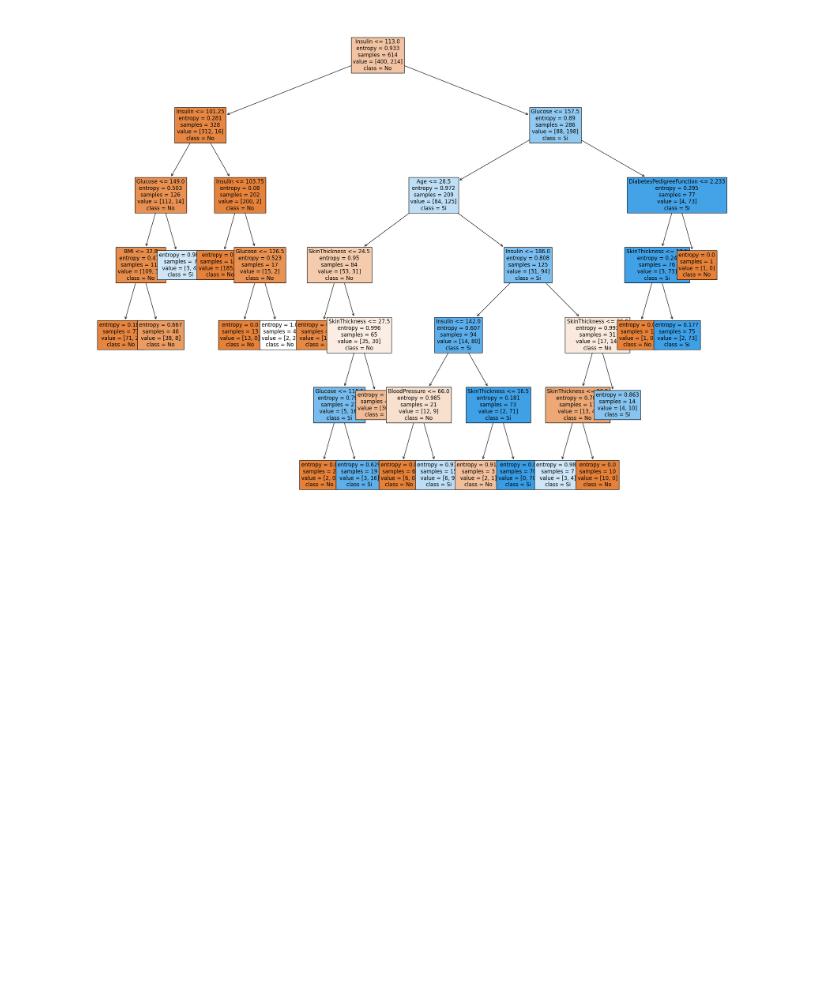
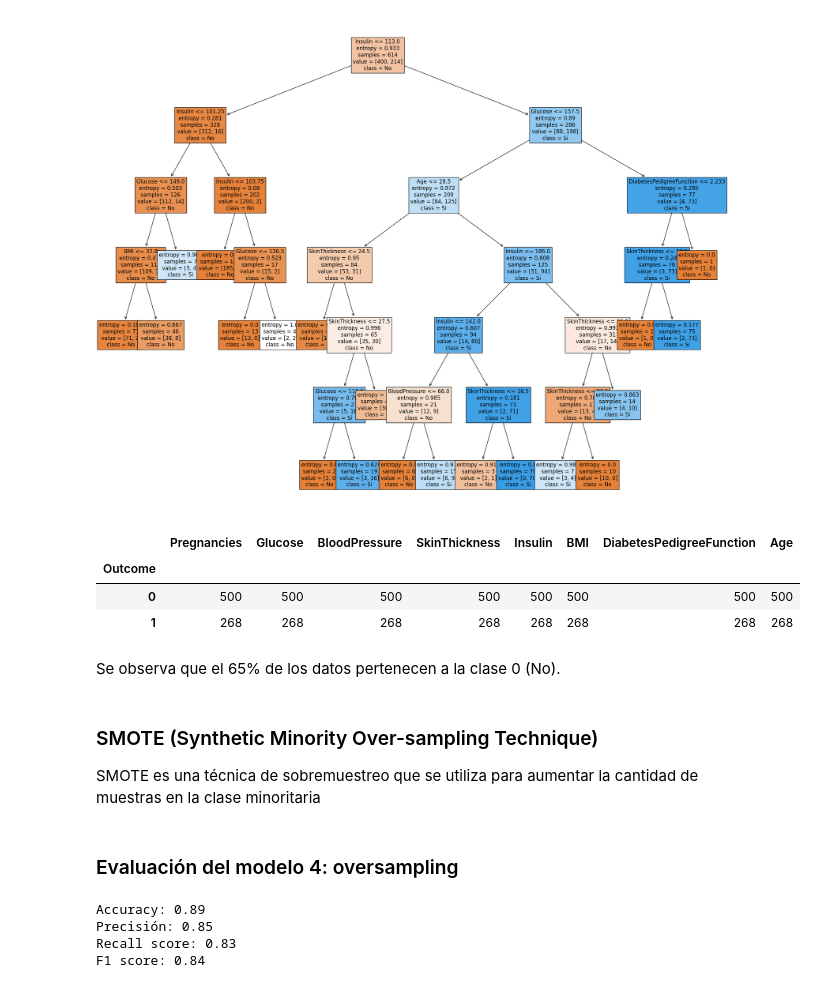
Before and after one commit to agustin29a/Grupo2_PP1, a Jupyter notebook: notebooks/PP1_DIABETES_DecisionTree.ipynb, the cells around one changed output. Drawn from its saved outputs; the diff is of its cells as text; code cells hidden in the pictures; blank space fills up the shorter version.

```diff
--- a/notebooks/PP1_DIABETES_DecisionTree.ipynb
+++ b/notebooks/PP1_DIABETES_DecisionTree.ipynb
@@ -394,3 +395,16 @@ arbol3 = tree.plot_tree(clf3,
                   fontsize=12)
 # %% [output]
 [figure]
+# %%
+df_diabetes.groupby('Outcome').count()
+# %% [output]
+|  | Pregnancies | Glucose | BloodPressure | SkinThickness | Insulin | BMI | DiabetesPedigreeFunction | Age |
+| Outcome |  |  |  |  |  |  |  |  |
+| 0 | 500 | 500 | 500 | 500 | 500 | 500 | 500 | 500 |
+| 1 | 268 | 268 | 268 | 268 | 268 | 268 | 268 | 268 |
+# %% [markdown]
+Se observa que el 65% de los datos pertenecen a la clase 0 (No).
+# %% [markdown]
+### SMOTE (Synthetic Minority Over-sampling Technique)
+
+SMOTE es una técnica de sobremuestreo que se utiliza para aumentar la cantidad de muestras en la clase minoritaria
@@ -396,0 +432,13 @@ arbol3 = tree.plot_tree(clf3,
+# %% [markdown]
+### Evaluación del modelo 4: oversampling
+# %%
+# Evaluación del modelo 4
+print('Accuracy:',round(accuracy_score(y4_test, predictions4), 2))
+print('Precisión:',round(precision_score(y4_test, predictions4),2))
+print('Recall score:',round(recall_score(y4_test, predictions4),2))
+print('F1 score:',round(f1_score(y4_test, predictions4),2))
+# %% [output]
+Accuracy: 0.89
+Precisión: 0.85
+Recall score: 0.83
+F1 score: 0.84
```
Also changed, not shown: parts of 14 cells of this notebook.
